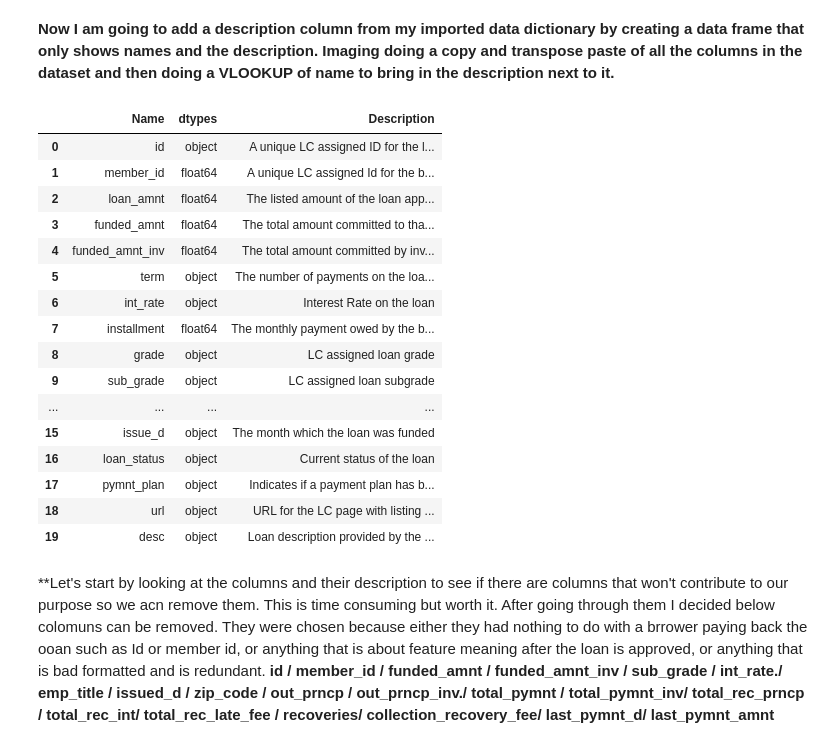
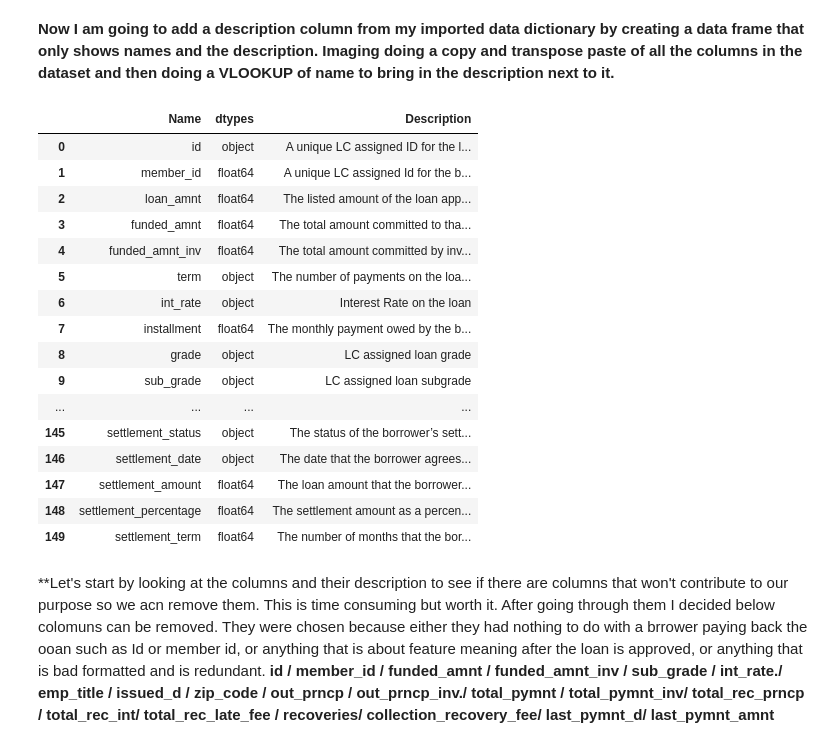
Before and after one commit to htardestani/website-portfolio, a Jupyter notebook: Data cleaning, Preparation and Feature Engineering/Data cleaning, Preparation and Feature Engineering.ipynb, the cells around one changed output. Drawn from its saved outputs; the diff is of its cells as text; code cells hidden in the pictures.

```diff
--- a/Data cleaning, Preparation and Feature Engineering/Data cleaning, Preparation and Feature Engineering.ipynb
+++ b/Data cleaning, Preparation and Feature Engineering/Data cleaning, Preparation and Feature Engineering.ipynb
@@ -23,7 +24,7 @@ from scipy import stats
 
 ***I am going to use pandas to import my CSV file***
 # %%
-lending_club = pd.read_csv('/Users/hadi/Desktop/jupyter_notebook/website-portfolio/Data cleaning, Preparation and Feature Engineering/loans.csv',skiprows=1,low_memory=False)
+lending_club = pd.read_csv('Data cleaning, Preparation and Feature Engineering/loans.csv',skiprows=1,low_memory=False,parse_dates=True)
 # %% [markdown]
 **Side note: the files is more than 100mb, so I used git lfs in order to upload it into my guithub.
 # %%
@@ -56,7 +57,7 @@ df.shape
 # %% [markdown]
 **There are 150 columns. we need to look into this and see if there are columns that we can eliminate to make the job easier and faster. To achieve this, we will do a series of dataset evaluation tasks. I also downloaded the data dictionary that is available for download as well. In order to get a better grasp of what these columns are we will need to look at it.**
 # %%
-dic_des = pd.read_excel('/Users/hadi/Desktop/jupyter_notebook/website-portfolio/Data cleaning, Preparation and Feature Engineering/LCDataDictionary.xlsx').dropna()
+dic_des = pd.read_excel('/Data cleaning, Preparation and Feature Engineering/LCDataDictionary.xlsx').dropna()
 # %% [markdown]
 **Now I am going to add a description column from my imported data dictionary by creating a data frame that only shows names and the description. Imaging doing a copy and transpose paste of all the columns in the dataset and then doing a VLOOKUP of name to bring in the description next to it.**
 # %%
@@ -67,27 +68,27 @@ df_dtypes['Name'] = df_dtypes['index']
 df_dtypes = df_dtypes[['Name','dtypes']]
 vlookup = df_dtypes.merge(dic_des, on='Name',how='left')
 # %%
-vlookup.head(20).style.set_properties(subset=['Description'], **{'width': '1000px'})
+vlookup.style.set_properties(subset=['Description'], **{'width': '1000px'})
 #Just using head() to make it visually easier for you to follow here. Otherwise I wouldn't, so I can see and go through
 #the whole results
 # %% [output]
 |  | Name | dtypes | Description |
 | 0 | id | object | A unique LC assigned ID for the l... |
 | 1 | member_id | float64 | A unique LC assigned Id for the b... |
 | 2 | loan_amnt | float64 | The listed amount of the loan app... |
 | 3 | funded_amnt | float64 | The total amount committed to tha... |
 | 4 | funded_amnt_inv | float64 | The total amount committed by inv... |
 | 5 | term | object | The number of payments on the loa... |
 | 6 | int_rate | object | Interest Rate on the loan |
 | 7 | installment | float64 | The monthly payment owed by the b... |
 | 8 | grade | object | LC assigned loan grade |
 | 9 | sub_grade | object | LC assigned loan subgrade |
 | ... | ... | ... | ... |
-| 15 | issue_d | object | The month which the loan was funded |
-| 16 | loan_status | object | Current status of the loan |
-| 17 | pymnt_plan | object | Indicates if a payment plan has b... |
-| 18 | url | object | URL for the LC page with listing ... |
-| 19 | desc | object | Loan description provided by the ... |
+| 145 | settlement_status | object | The status of the borrower’s sett... |
+| 146 | settlement_date | object | The date that the borrower agrees... |
+| 147 | settlement_amount | float64 | The loan amount that the borrower... |
+| 148 | settlement_percentage | float64 | The settlement amount as a percen... |
+| 149 | settlement_term | float64 | The number of months that the bor... |
 # %% [markdown]
 **Let's start by looking at the columns and their description to see if there are columns that won't contribute to our purpose so we acn remove them. This is time consuming but worth it. After going through them I decided below colomuns can be removed. They were chosen because either they had nothing to do with a brrower paying back the ooan such as Id or member id, or anything that is about feature meaning after the loan is approved, or anything that is bad formatted and is redundant.
 **id / member_id / funded_amnt / funded_amnt_inv / sub_grade / int_rate./ emp_title / issued_d / zip_code / out_prncp  / out_prncp_inv./ total_pymnt / total_pymnt_inv/ total_rec_prncp / total_rec_int/ total_rec_late_fee / recoveries/ collection_recovery_fee/ last_pymnt_d/ last_pymnt_amnt**
```
Also changed, not shown: parts of 15 cells of this notebook.
